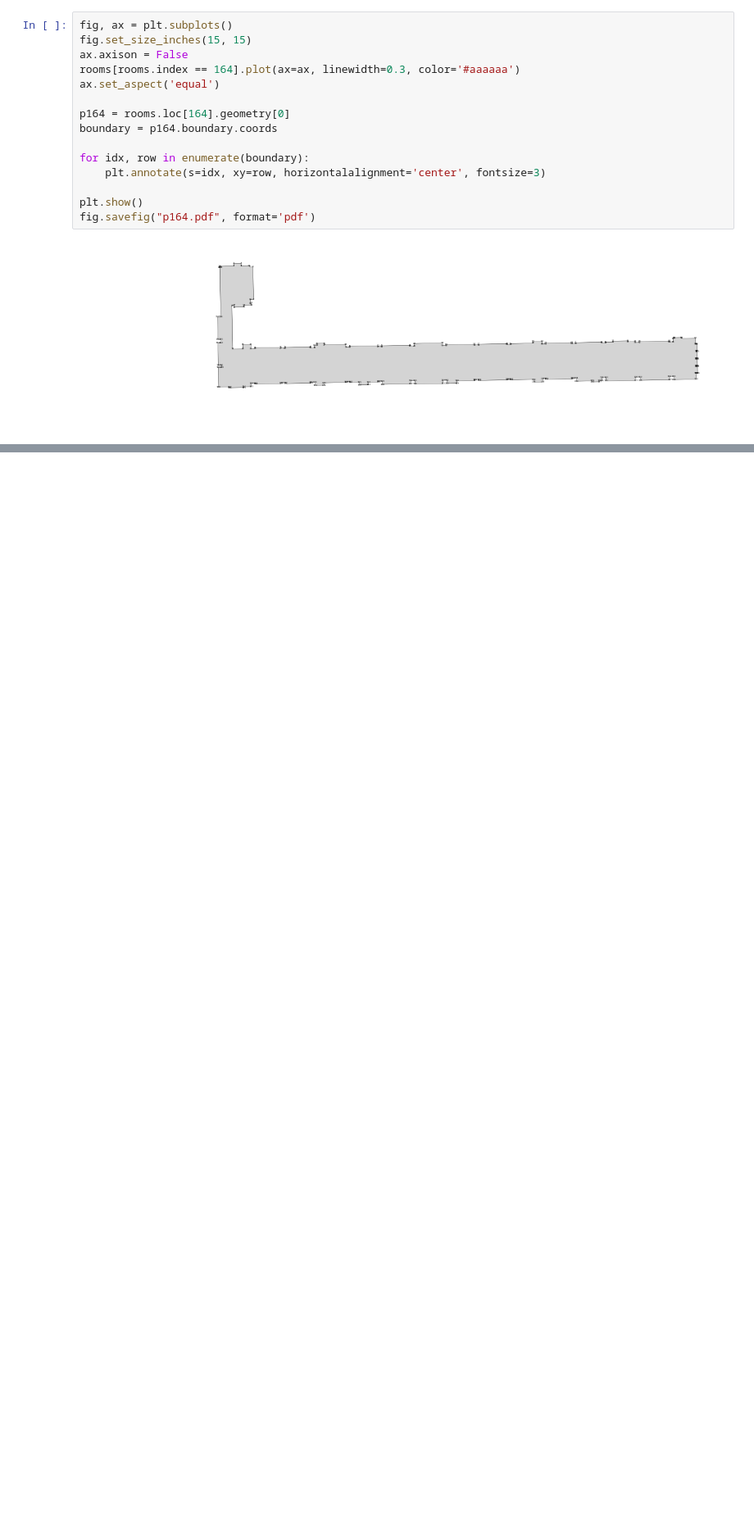
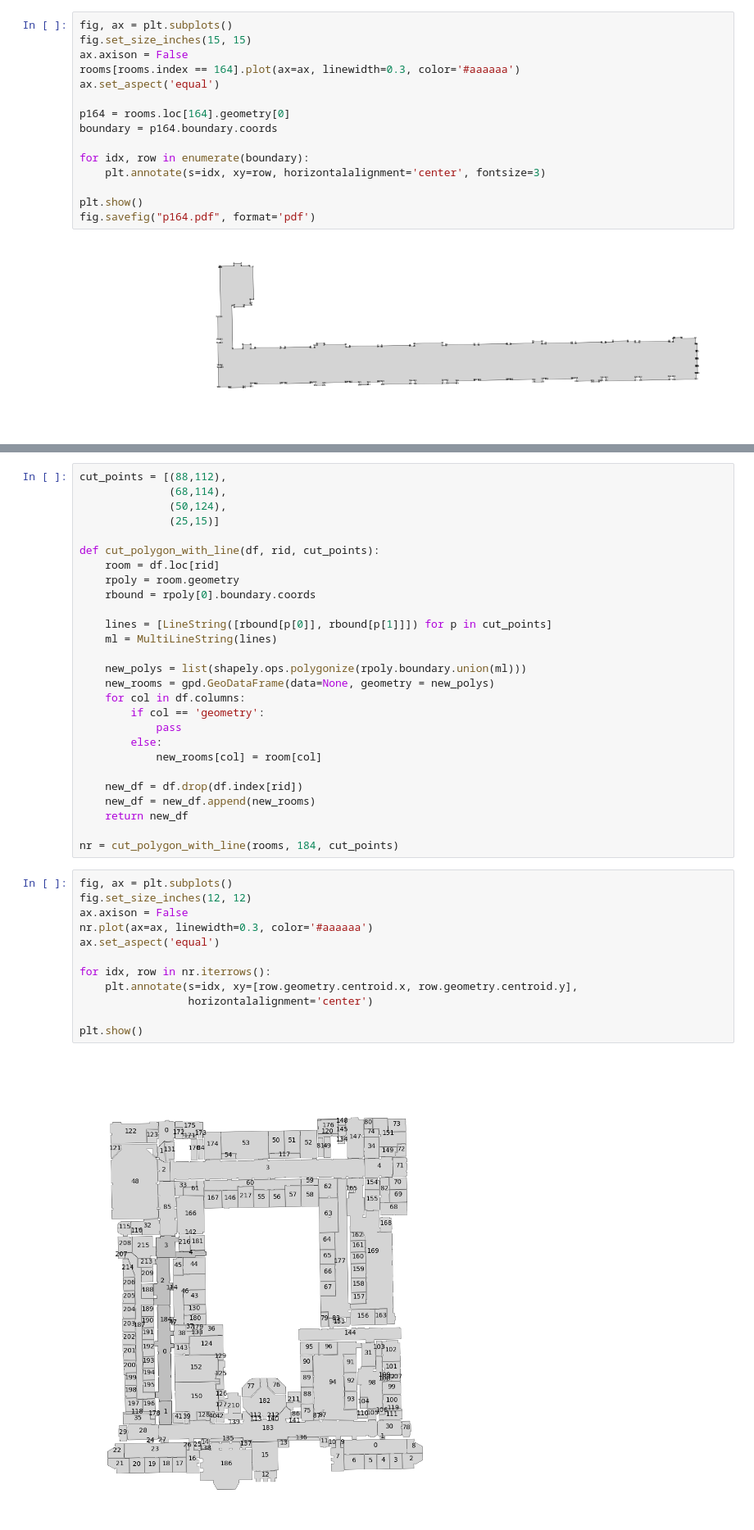
Before and after one commit to yonghah/geopandas-for-architecture, a Jupyter notebook: room connection using door info.ipynb, the cells around one changed output, grey strips where cells are left out. Shown at 82% size. Cells and saved outputs as stored; diff of their text form; blank space fills up the shorter version.

Commit message:
create a function for polygon cut

```diff
--- a/room connection using door info.ipynb
+++ b/room connection using door info.ipynb
@@ -296,0 +328,41 @@ plt.show()
+# %%
+cut_points = [(88,112),
+              (68,114),
+              (50,124),
+              (25,15)]
+
+def cut_polygon_with_line(df, rid, cut_points):
+    room = df.loc[rid]
+    rpoly = room.geometry
+    rbound = rpoly[0].boundary.coords
+
+    lines = [LineString([rbound[p[0]], rbound[p[1]]]) for p in cut_points]
+    ml = MultiLineString(lines)
+
+    new_polys = list(shapely.ops.polygonize(rpoly.boundary.union(ml)))
+    new_rooms = gpd.GeoDataFrame(data=None, geometry = new_polys)
+    for col in df.columns:
+        if col == 'geometry':
+            pass
+        else:
+            new_rooms[col] = room[col]
+
+    new_df = df.drop(df.index[rid])
+    new_df = new_df.append(new_rooms)
+    return new_df
+
+nr = cut_polygon_with_line(rooms, 184, cut_points)
+# %%
+fig, ax = plt.subplots()
+fig.set_size_inches(12, 12)
+ax.axison = False
+nr.plot(ax=ax, linewidth=0.3, color='#aaaaaa')
+ax.set_aspect('equal')
+
+for idx, row in nr.iterrows():
+    plt.annotate(s=idx, xy=[row.geometry.centroid.x, row.geometry.centroid.y],
+                 horizontalalignment='center')
+
+plt.show()
+# %% [output]
+[figure, added]
```
Also changed, not shown: parts of 18 cells of this notebook.
